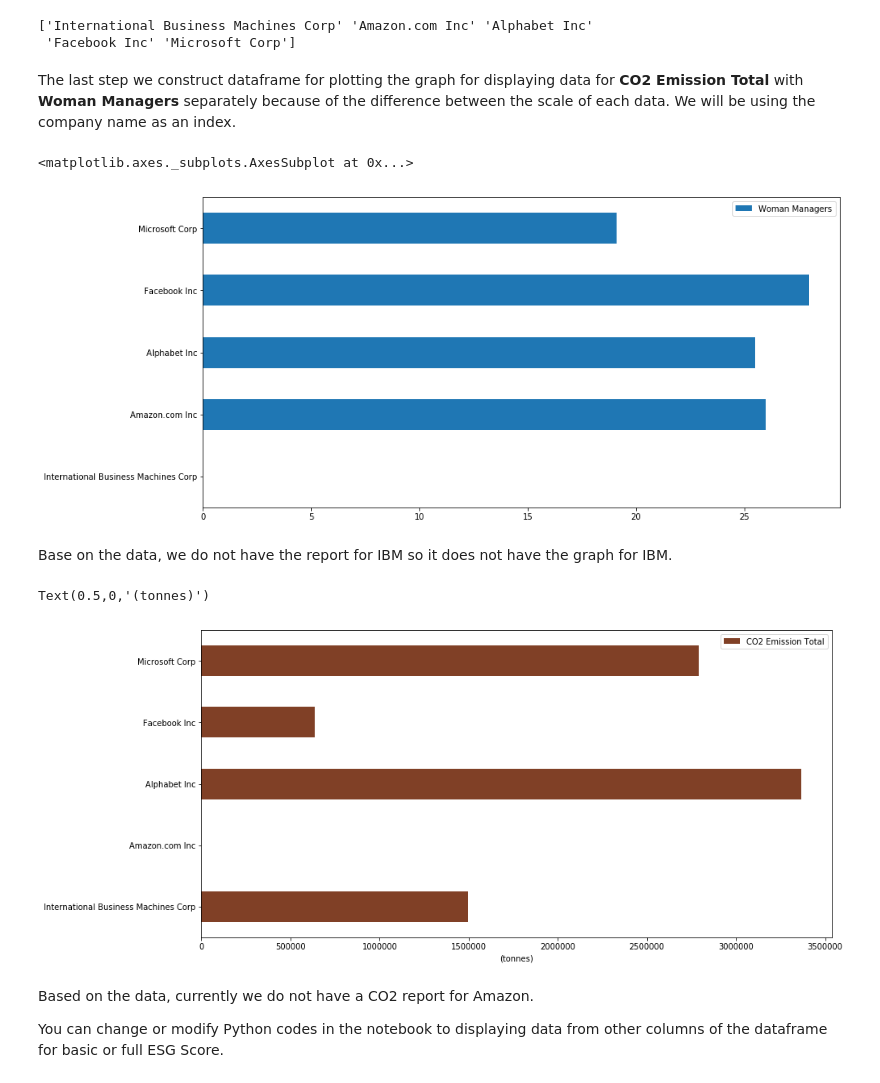
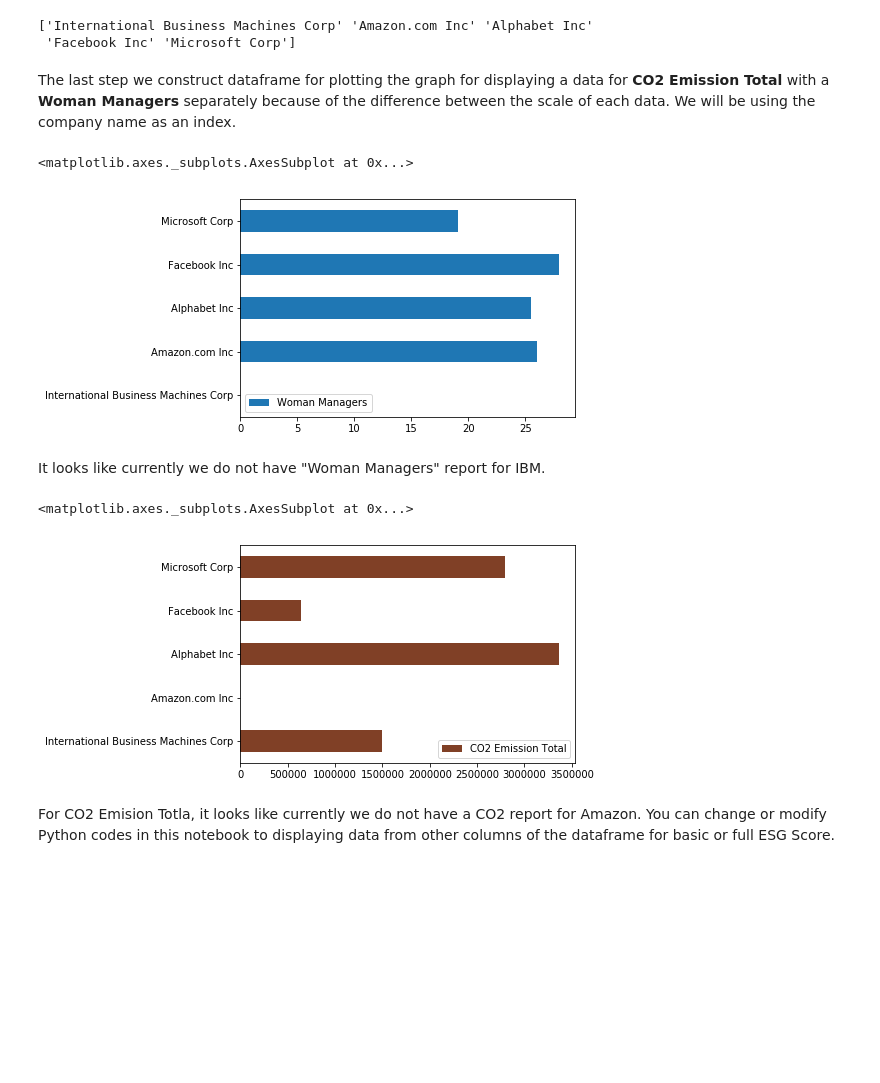
Before and after one commit to LSEG-API-Samples/Example.RDP.Python.ESGGraphPlot, a Jupyter notebook: ESGGraphPlot.ipynb, the cells around one changed output. Drawn from its saved outputs; the diff is of its cells as text; code cells hidden in the pictures; blank space fills up the shorter version.

Commit message:
re-upload notebook

```diff
--- a/ESGGraphPlot.ipynb
+++ b/ESGGraphPlot.ipynb
@@ -41,0 +32,5 @@ The application sends HTTP post with required parameters according to the [RDP t
+# %%
+import getpass as gp
+
+username=input('Enter EDP username:')
+password=gp.getpass('Enter EDP Password:')
@@ -43,8 +45,8 @@ The application sends HTTP post with required parameters according to the [RDP t
 from json import dumps, loads, load
 from requests import post,get
 
-#Get access token from RDP server
-getTokenEndpoint="https://api.refinitiv.com/auth/oauth2/v1/token"
+#Get access token from EDP server
+getTokenEndpoint="https://api.refinitiv.com/auth/oauth2/beta1/token"
 refreshToken=None
 accessToken=None
 _header= {}
@@ -55,7 +57,6 @@ if refreshToken is None:
     _params={
         "username": username,
         "password": password,
-        "client_id": clientid,
         "grant_type": "password",
         "scope": "trapi",
         "takeExclusiveSignOnControl": "true"
@@ -71,8 +72,6 @@ resp=post(url=getTokenEndpoint,data=_params,headers=_header,auth=(username,""))
 # %% [markdown]
 If the returned status code from HTTP response is not 200 (OK), we assume that there is an error occurred, therefore, the application will print the status code and the response status message then exit the application. Otherwise, get the Refresh Token and Access Token from the HTTP response message and print it out.
 # %%
-refreshToken=""
-accessToken=""
 if resp.status_code!=200:
     print("Status Code:",resp.status_code," Text:",dumps(loads(resp.text),indent=4))
     exit()
@@ -286,26 +285,24 @@ print(instrumentorg)
 ['International Business Machines Corp' 'Amazon.com Inc' 'Alphabet Inc'
  'Facebook Inc' 'Microsoft Corp']
 # %% [markdown]
-The last step we construct dataframe for plotting the graph for displaying data for **CO2 Emission Total** with **Woman Managers**  separately because of the difference between the scale of each data. We will be using the company name as an index.
+The last step we construct dataframe for plotting the graph for displaying a data for **CO2 Emission Total** with a **Woman Managers** separately because of the difference between the scale of each data. We will be using the company name as an index.
 # %%
 df1 = pd.DataFrame({"Woman Managers":woman}, index=instrumentorg)
-df1.plot.barh(y='Woman Managers',figsize=(14,7))
+df1.plot.barh(y='Woman Managers')
 # %% [output]
 <matplotlib.axes._subplots.AxesSubplot at 0x...>
-[figure, old version]
+[figure, new version]
-# %% [markdown]
-Base on the data, we do not have the report for IBM so it does not have the graph for IBM.
+# %% [markdown]
+It looks like currently we do not have "Woman Managers" report for IBM.
 # %%
 df2 = pd.DataFrame({"CO2 Emission Total":co2}, index=instrumentorg)
-plt=df2.plot.barh(y='CO2 Emission Total',color=(0.5, 0.25, 0.15, 1),figsize=(14,7))
-plt.set_xlabel('(tonnes)')
+df2.plot.barh(y='CO2 Emission Total',color=(0.5, 0.25, 0.15, 1))
 # %% [output]
-Text(0.5,0,'(tonnes)')
+<matplotlib.axes._subplots.AxesSubplot at 0x...>
-[figure, old version]
+[figure, new version]
 # %% [markdown]
-Based on the data, currently we do not have a CO2 report for Amazon.
-
-You can change or modify Python codes in the notebook to displaying data from other columns of the dataframe for basic or full ESG Score.
+For CO2 Emision Totla, it looks like currently we do not have a CO2 report for Amazon.
+You can change or modify Python codes in this notebook to displaying data from other columns of the dataframe for basic or full ESG Score.
 # %% [markdown]
 ## REFERENCES
 
```
Also changed, not shown: parts of 18 cells of this notebook.
